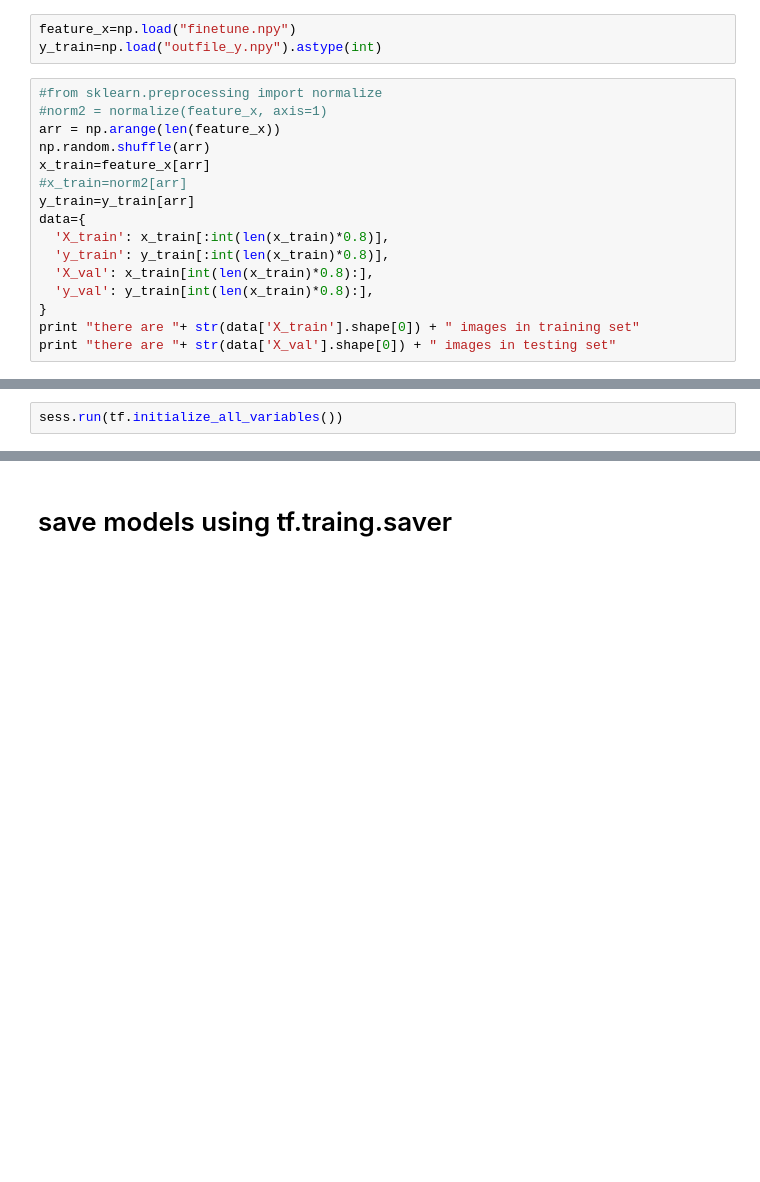
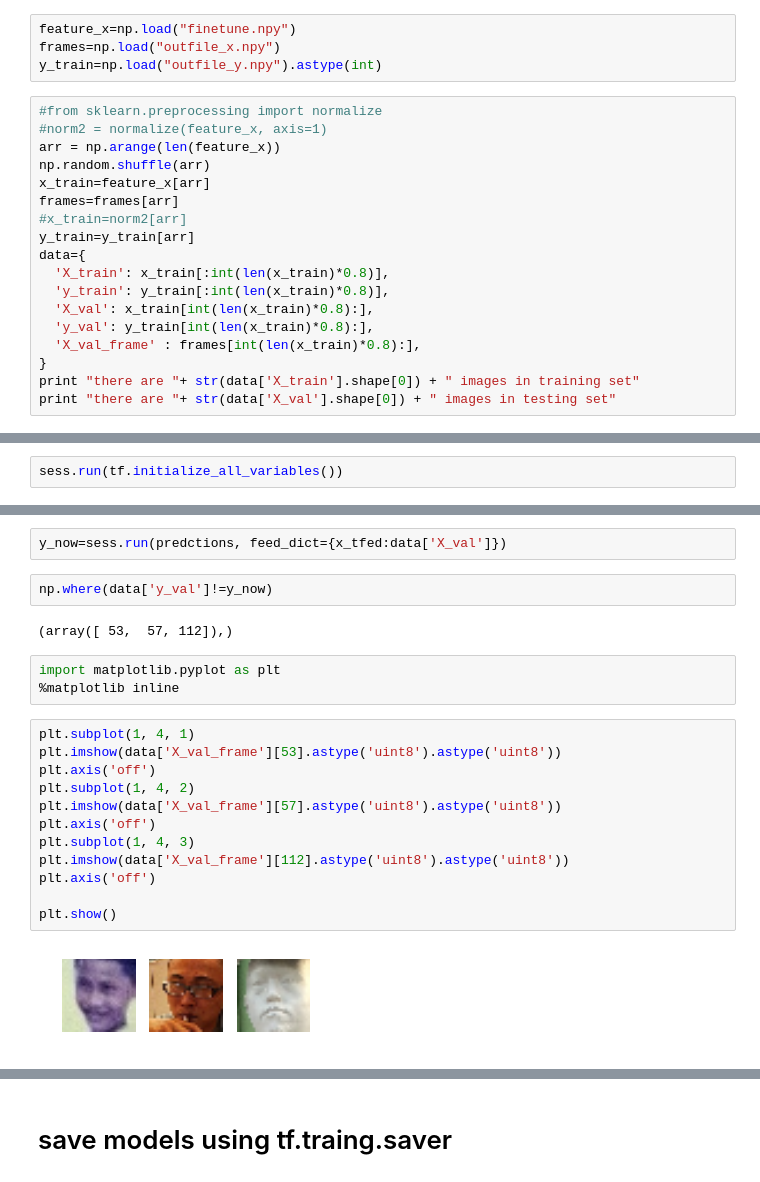
Before and after one commit to penolove/whimh2.0, a Jupyter notebook: Pretensor_whimh.ipynb, the cells around one changed output, grey strips where cells are left out. Saved outputs shown, nothing was run; the diff lists cells and outputs as text; blank space fills up the shorter version.

```diff
--- a/Pretensor_whimh.ipynb
+++ b/Pretensor_whimh.ipynb
@@ -93,6 +183,7 @@ import matplotlib.pyplot as plt
 import numpy as np
 # %%
 feature_x=np.load("finetune.npy")
+frames=np.load("outfile_x.npy")
 y_train=np.load("outfile_y.npy").astype(int)
 # %%
 #from sklearn.preprocessing import normalize
@@ -100,6 +191,7 @@ y_train=np.load("outfile_y.npy").astype(int)
 arr = np.arange(len(feature_x))
 np.random.shuffle(arr)
 x_train=feature_x[arr]
+frames=frames[arr]
 #x_train=norm2[arr]
 y_train=y_train[arr]
 data={
@@ -107,6 +199,7 @@ data={
   'y_train': y_train[:int(len(x_train)*0.8)],
   'X_val': x_train[int(len(x_train)*0.8):],
   'y_val': y_train[int(len(x_train)*0.8):],
+  'X_val_frame' : frames[int(len(x_train)*0.8):],
 }
 print "there are "+ str(data['X_train'].shape[0]) + " images in training set"
 print "there are "+ str(data['X_val'].shape[0]) + " images in testing set"
@@ -211,0 +333,23 @@ print("test accuracy %g"%accuracy.eval(feed_dict={
+# %%
+y_now=sess.run(predctions, feed_dict={x_tfed:data['X_val']})
+# %%
+np.where(data['y_val']!=y_now)
+# %% [output]
+(array([ 53,  57, 112]),)
+# %%
+import matplotlib.pyplot as plt
+%matplotlib inline
+# %%
+plt.subplot(1, 4, 1)
+plt.imshow(data['X_val_frame'][53].astype('uint8').astype('uint8'))
+plt.axis('off')
+plt.subplot(1, 4, 2)
+plt.imshow(data['X_val_frame'][57].astype('uint8').astype('uint8'))
+plt.axis('off')
+plt.subplot(1, 4, 3)
+plt.imshow(data['X_val_frame'][112].astype('uint8').astype('uint8'))
+plt.axis('off')
+
+plt.show()
+# %% [output]
+[figure, added]
```
Also changed, not shown: parts of 53 cells of this notebook, 22 other files.
